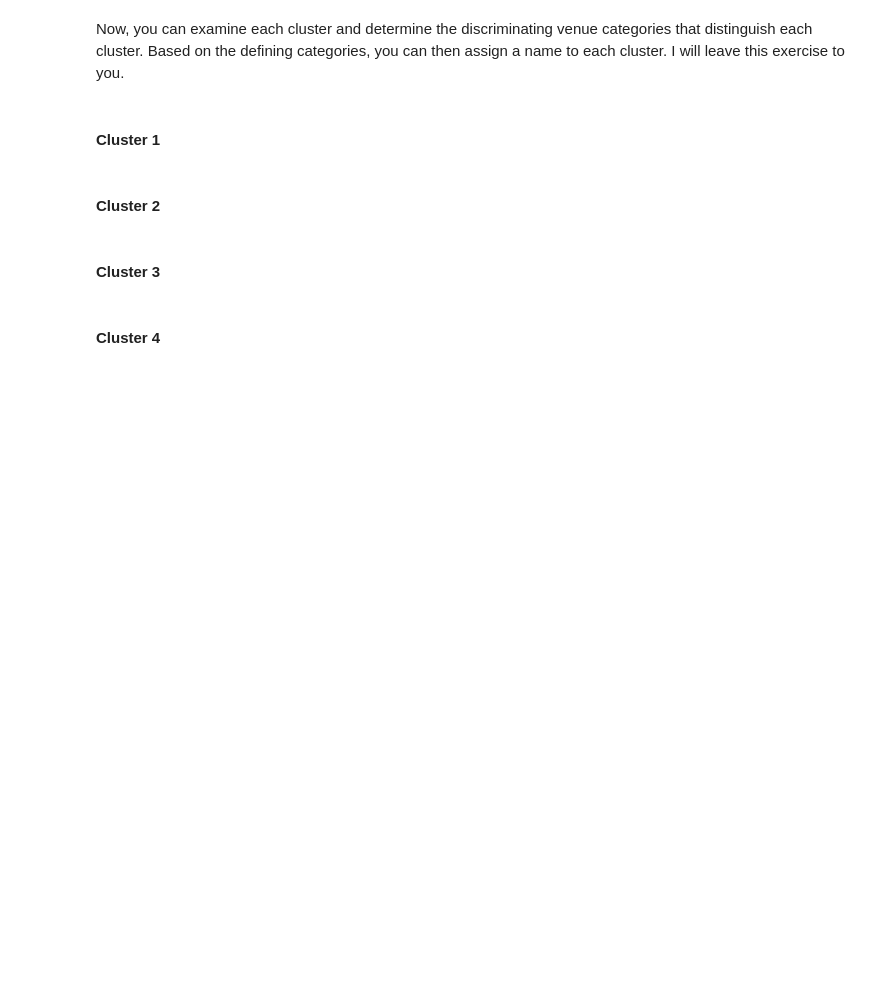
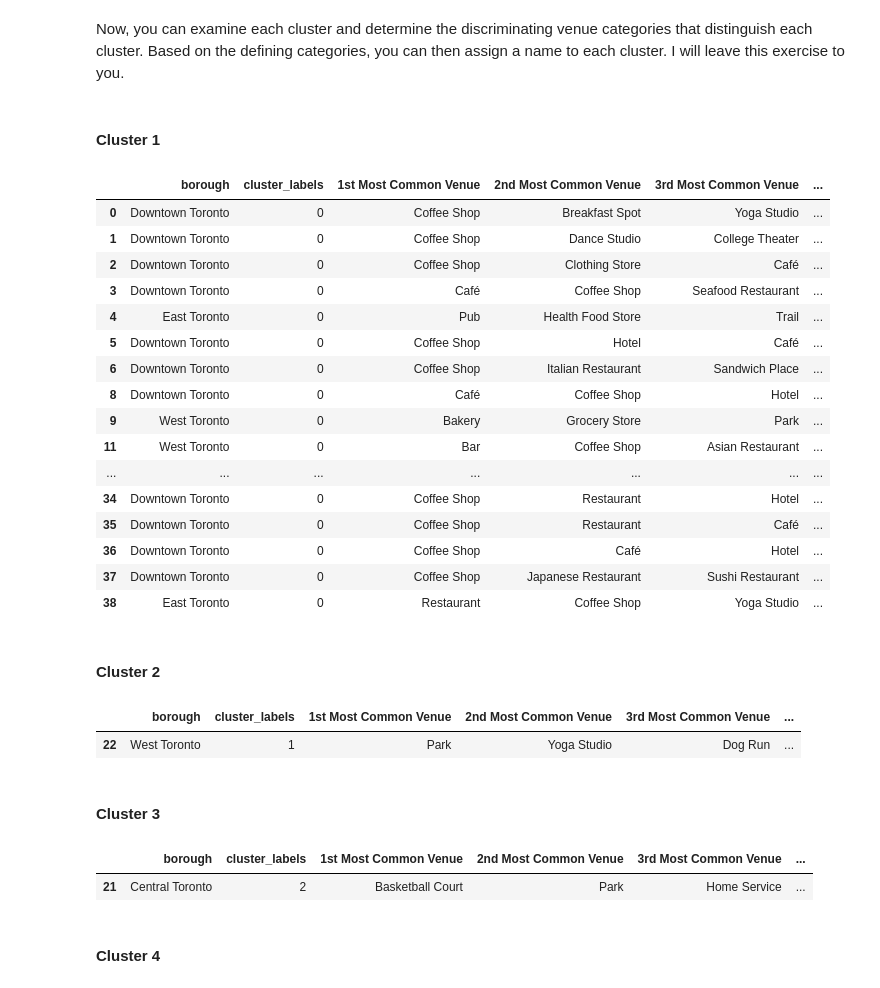
Before and after one commit to rafaelcgama/Capstone, a Jupyter notebook: toronto_clustering.ipynb, the cells around one changed output. Drawn from its saved outputs; the diff is of its cells as text; code cells hidden in the pictures; blank space fills up the shorter version.

```diff
--- a/toronto_clustering.ipynb
+++ b/toronto_clustering.ipynb
@@ -732,15 +745,39 @@ Now, you can examine each cluster and determine the discriminating venue categor
 # %% [markdown]
 #### Cluster 1
 # %%
-manhattan_merged.loc[manhattan_merged['Cluster Labels'] == 0, manhattan_merged.columns[[1] + list(range(5, manhattan_merged.shape[1]))]]
+toronto_merged.loc[toronto_merged['cluster_labels'] == 0, toronto_merged.columns[[1] + list(range(5, toronto_merged.shape[1]))]]
+# %% [output]
+|  | borough | cluster_labels | 1st Most Common Venue | 2nd Most Common Venue | 3rd Most Common Venue | ... |
+| 0 | Downtown Toronto | 0 | Coffee Shop | Breakfast Spot | Yoga Studio | ... |
+| 1 | Downtown Toronto | 0 | Coffee Shop | Dance Studio | College Theater | ... |
+| 2 | Downtown Toronto | 0 | Coffee Shop | Clothing Store | Café | ... |
+| 3 | Downtown Toronto | 0 | Café | Coffee Shop | Seafood Restaurant | ... |
+| 4 | East Toronto | 0 | Pub | Health Food Store | Trail | ... |
+| 5 | Downtown Toronto | 0 | Coffee Shop | Hotel | Café | ... |
+| 6 | Downtown Toronto | 0 | Coffee Shop | Italian Restaurant | Sandwich Place | ... |
+| 8 | Downtown Toronto | 0 | Café | Coffee Shop | Hotel | ... |
+| 9 | West Toronto | 0 | Bakery | Grocery Store | Park | ... |
+| 11 | West Toronto | 0 | Bar | Coffee Shop | Asian Restaurant | ... |
+| ... | ... | ... | ... | ... | ... | ... |
+| 34 | Downtown Toronto | 0 | Coffee Shop | Restaurant | Hotel | ... |
+| 35 | Downtown Toronto | 0 | Coffee Shop | Restaurant | Café | ... |
+| 36 | Downtown Toronto | 0 | Coffee Shop | Café | Hotel | ... |
+| 37 | Downtown Toronto | 0 | Coffee Shop | Japanese Restaurant | Sushi Restaurant | ... |
+| 38 | East Toronto | 0 | Restaurant | Coffee Shop | Yoga Studio | ... |
 # %% [markdown]
 #### Cluster 2
 # %%
-manhattan_merged.loc[manhattan_merged['Cluster Labels'] == 1, manhattan_merged.columns[[1] + list(range(5, manhattan_merged.shape[1]))]]
+toronto_merged.loc[toronto_merged['cluster_labels'] == 1, toronto_merged.columns[[1] + list(range(5, toronto_merged.shape[1]))]]
+# %% [output]
+|  | borough | cluster_labels | 1st Most Common Venue | 2nd Most Common Venue | 3rd Most Common Venue | ... |
+| 22 | West Toronto | 1 | Park | Yoga Studio | Dog Run | ... |
 # %% [markdown]
 #### Cluster 3
 # %%
-manhattan_merged.loc[manhattan_merged['Cluster Labels'] == 2, manhattan_merged.columns[[1] + list(range(5, manhattan_merged.shape[1]))]]
+toronto_merged.loc[toronto_merged['cluster_labels'] == 2, toronto_merged.columns[[1] + list(range(5, toronto_merged.shape[1]))]]
+# %% [output]
+|  | borough | cluster_labels | 1st Most Common Venue | 2nd Most Common Venue | 3rd Most Common Venue | ... |
+| 21 | Central Toronto | 2 | Basketball Court | Park | Home Service | ... |
 # %% [markdown]
 #### Cluster 4
 # %%
```
Also changed, not shown: parts of 26 cells of this notebook.
